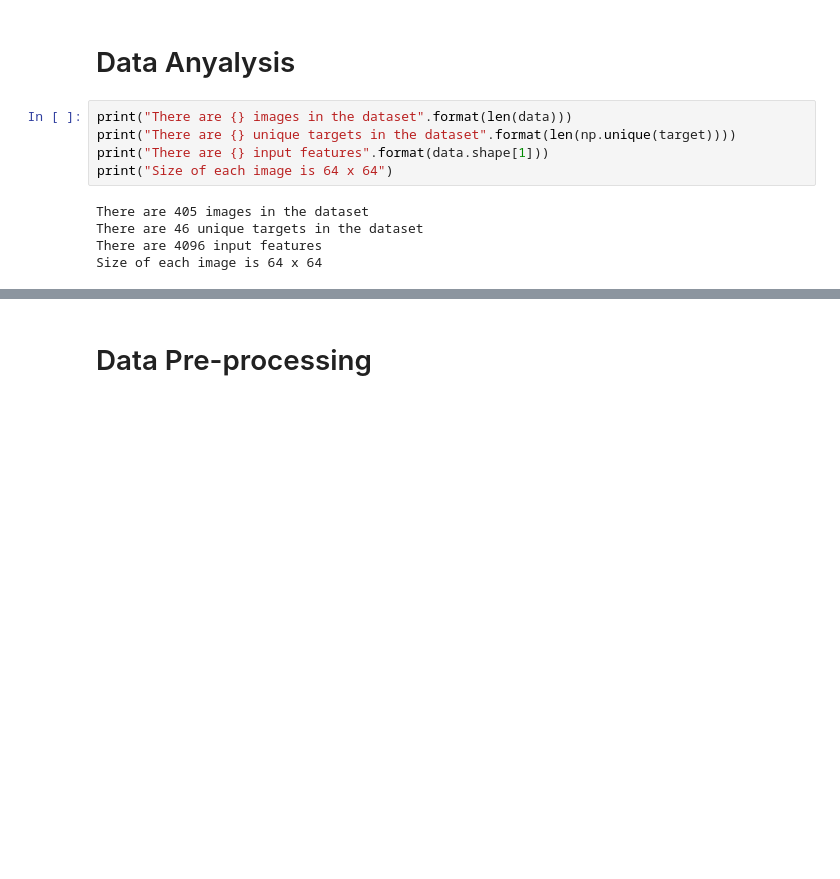
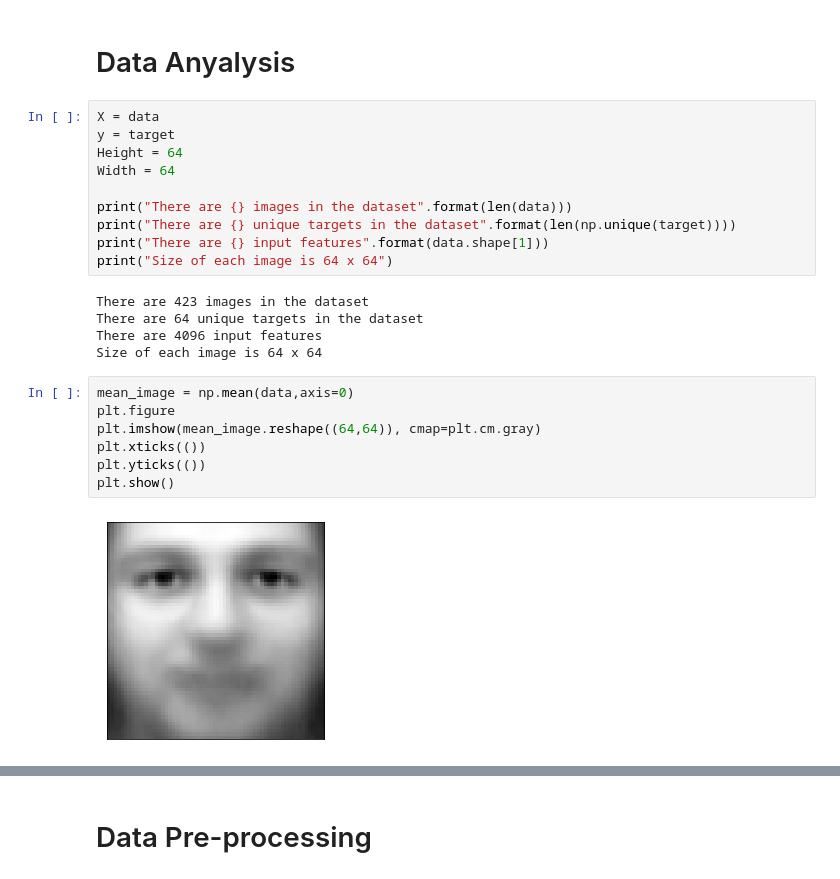
Before and after one commit to danyal01/Dissertation-Facial-Recognition, a Jupyter notebook: FacialRecognition-ML.ipynb, the cells around one changed output, grey strips where cells are left out. Cells and saved outputs as stored; diff of their text form; blank space fills up the shorter version.

Commit message:
Added mean face image, output all unique images from dataset

```diff
--- a/FacialRecognition-ML.ipynb
+++ b/FacialRecognition-ML.ipynb
@@ -68,12 +68,26 @@ array([[0.45454547, 0.47107437, 0.51239669, ..., 0.15289256, 0.15289256,
 # %% [markdown]
 # Data Anyalysis
 # %%
+X = data
+y = target
+Height = 64
+Width = 64
+
 print("There are {} images in the dataset".format(len(data)))
 print("There are {} unique targets in the dataset".format(len(np.unique(target))))
 print("There are {} input features".format(data.shape[1]))
 print("Size of each image is 64 x 64")
 # %% [output]
-There are 405 images in the dataset
-There are 46 unique targets in the dataset
+There are 423 images in the dataset
+There are 64 unique targets in the dataset
 There are 4096 input features
 Size of each image is 64 x 64
+# %%
+mean_image = np.mean(data,axis=0)
+plt.figure
+plt.imshow(mean_image.reshape((64,64)), cmap=plt.cm.gray)
+plt.xticks(())
+plt.yticks(())
+plt.show()
+# %% [output]
+[figure, added]
```
Also changed, not shown: parts of 12 cells of this notebook.
